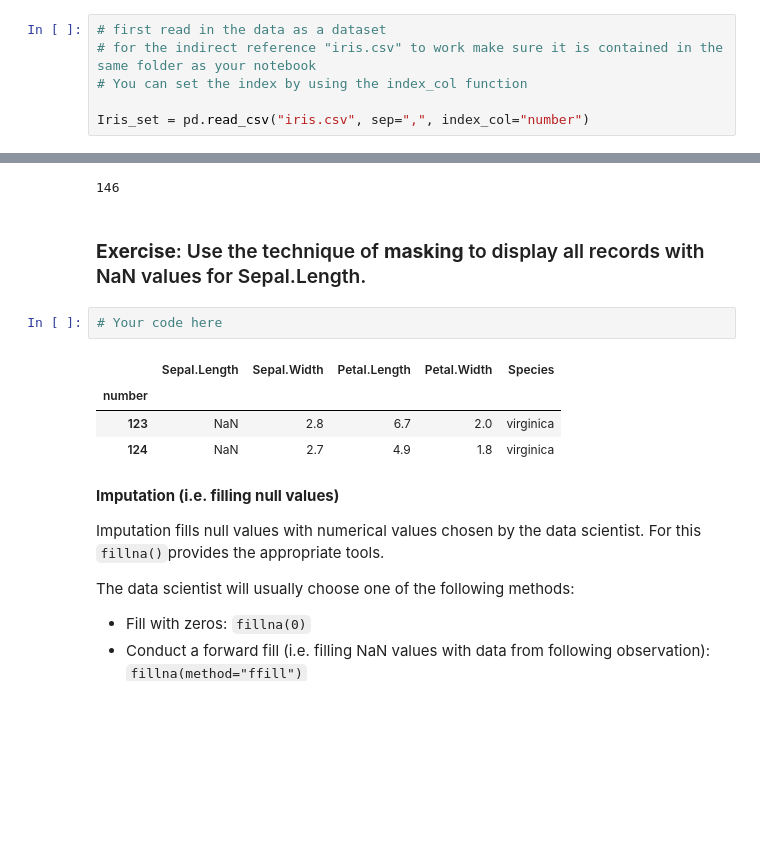
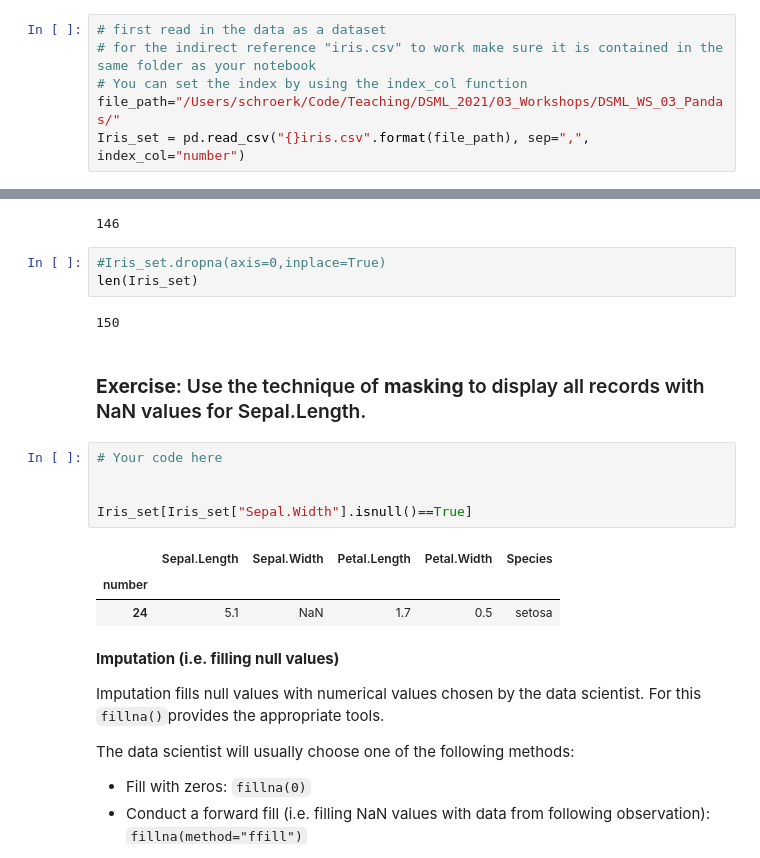
Before and after one commit to IS3UniCologne/DSML_2021, a Jupyter notebook: 03_Workshops/DSML_WS_03_Pandas/DSML_WS_03_Pandas.ipynb, the cells around one changed output, grey strips where cells are left out. Saved outputs shown, nothing was run; the diff lists cells and outputs as text; blank space fills up the shorter version.

```diff
--- a/03_Workshops/DSML_WS_03_Pandas/DSML_WS_03_Pandas.ipynb
+++ b/03_Workshops/DSML_WS_03_Pandas/DSML_WS_03_Pandas.ipynb
@@ -642,8 +696,8 @@ The __four features__ of the Iris dataset:
 # first read in the data as a dataset
 # for the indirect reference "iris.csv" to work make sure it is contained in the same folder as your notebook
 # You can set the index by using the index_col function
-
-Iris_set = pd.read_csv("iris.csv", sep=",", index_col="number")
+file_path="/Users/schroerk/Code/Teaching/DSML_2021/03_Workshops/DSML_WS_03_Pandas/"
+Iris_set = pd.read_csv("{}iris.csv".format(file_path), sep=",", index_col="number")
 # %%
 Iris_set.columns
 # %% [output]
@@ -853,15 +906,22 @@ Iris_set_clean = Iris_set.dropna(axis=0)
 len(Iris_set_clean)
 # %% [output]
 146
+# %%
+#Iris_set.dropna(axis=0,inplace=True)
+len(Iris_set)
+# %% [output]
+150
 # %% [markdown]
 ### **Exercise**: Use the technique of **masking** to display all records with NaN values for Sepal.Length.
 # %%
 # Your code here
+
+
+Iris_set[Iris_set["Sepal.Width"].isnull()==True]
 # %% [output]
 |  | Sepal.Length | Sepal.Width | Petal.Length | Petal.Width | Species |
 | number |  |  |  |  |  |
-| 123 | NaN | 2.8 | 6.7 | 2.0 | virginica |
-| 124 | NaN | 2.7 | 4.9 | 1.8 | virginica |
+| 24 | 5.1 | NaN | 1.7 | 0.5 | setosa |
 # %% [markdown]
 **Imputation (i.e. filling null values)**
 
```
Also changed, not shown: parts of 22 cells of this notebook.
